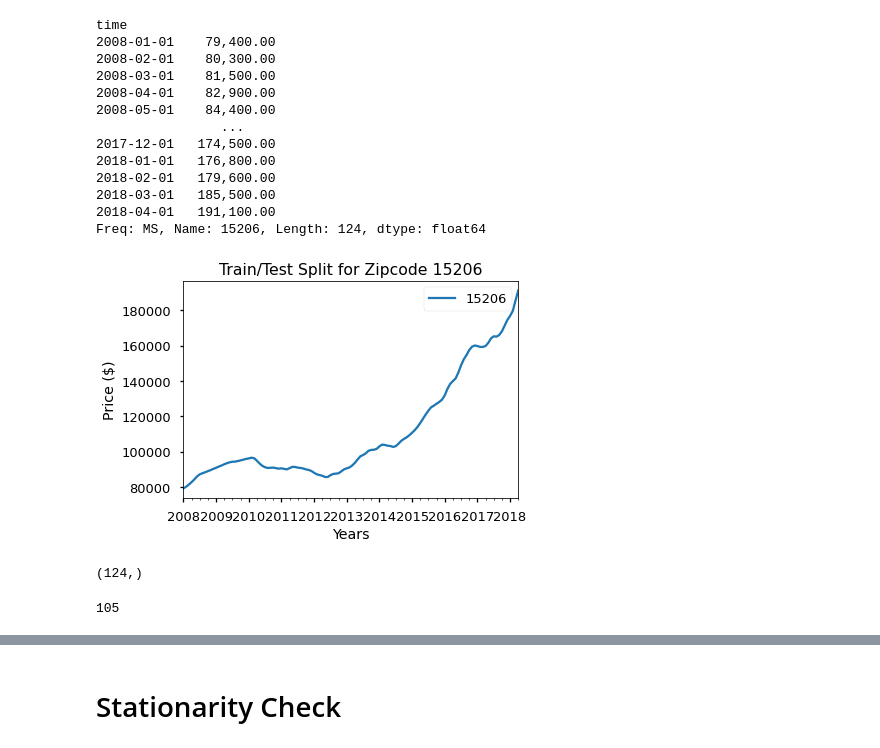
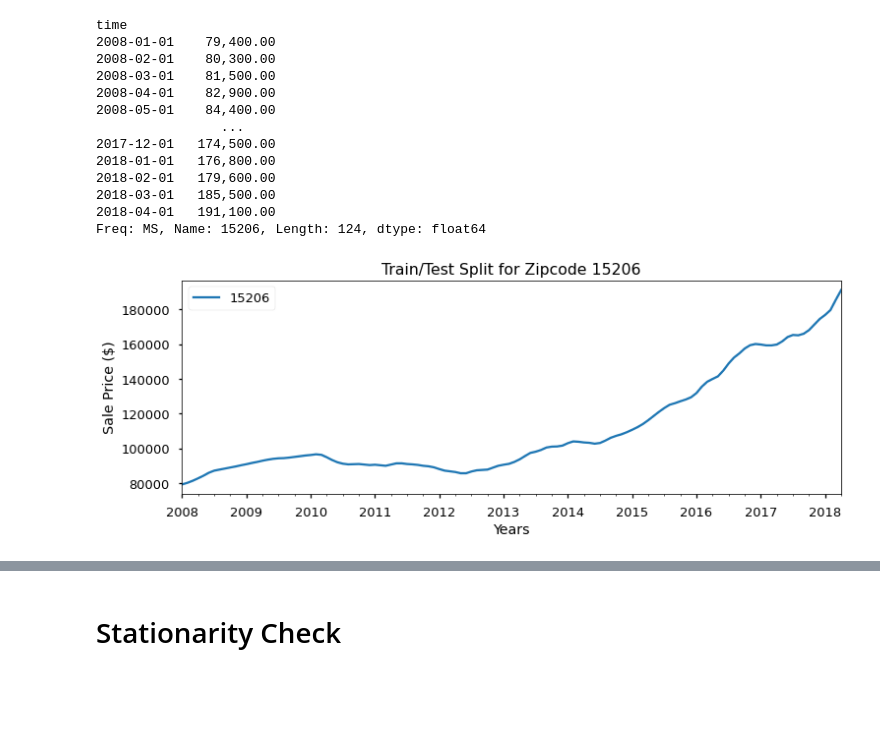
Before and after one commit to BenJMcCarty/Best_of_the_Burgh, a Jupyter notebook: workbooks/WIP_Main_Notebook.ipynb, the cells around one changed output, grey strips where cells are left out. Cells and saved outputs as stored; diff of their text form; code cells hidden in the pictures; blank space fills up the shorter version.

```diff
--- a/workbooks/WIP_Main_Notebook.ipynb
+++ b/workbooks/WIP_Main_Notebook.ipynb
@@ -47,8 +47,8 @@ from pmdarima.arima import nsdiffs
 
 ## Settings
 %matplotlib inline
-plt.rcParams['figure.figsize']=(18,8)
 plt.style.use('seaborn-talk')
+plt.rcParams['figure.figsize']=(12,4)
 pd.set_option('display.max_columns', None)
 pd.set_option('display.float_format', lambda x: f'{x:,.2f}')
 pd.set_option('max_rows', 100)
@@ -378,23 +381,14 @@ time
 2018-04-01   191,100.00
 Freq: MS, Name: 15206, Length: 124, dtype: float64
 # %%
-## Plotting first zipcode to test
+## Visualizing first zipcode priot to split
 
 fig, ax = plt.subplots()
 ax = zipcode_val.plot()
 ax.legend()
 ax.set_xlabel('Years')
-ax.set_ylabel('Price ($)')
-ax.set_title(f'Train/Test Split for Zipcode {zipcode_val.name}')
-plt.show()
+ax.set_ylabel('Sale Price ($)')
+ax.set_title(f'Train/Test Split for Zipcode {zipcode_val.name}');
 # %% [output]
-[figure, old version]
+[figure, new version]
-# %%
-zipcodes_df[15206].shape
-# %% [output]
-(124,)
-# %%
-round(zipcodes_df[15206].shape[0]*.85)
-# %% [output]
-105
 # %%
```
Also changed, not shown: parts of 69 cells of this notebook, 1 other file.
